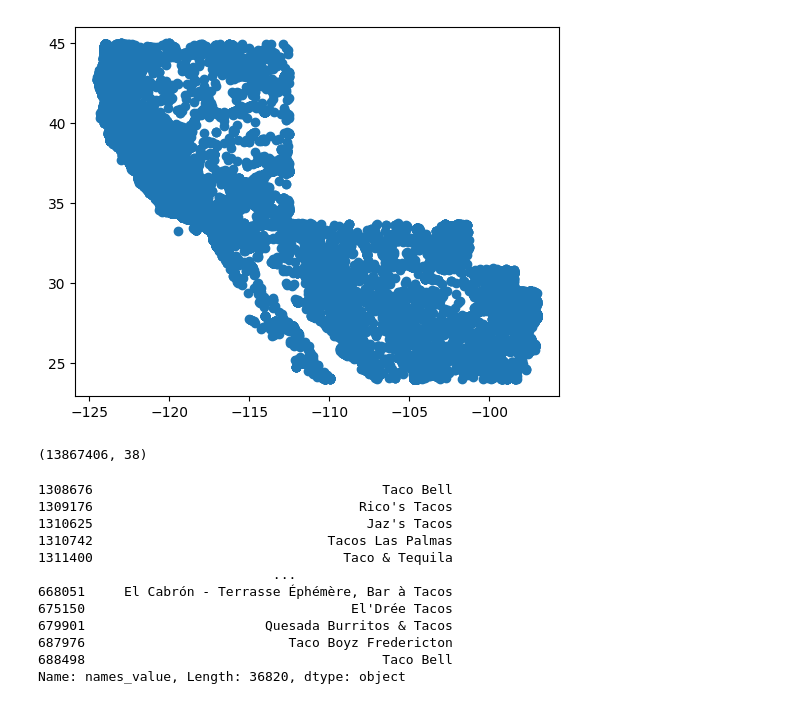
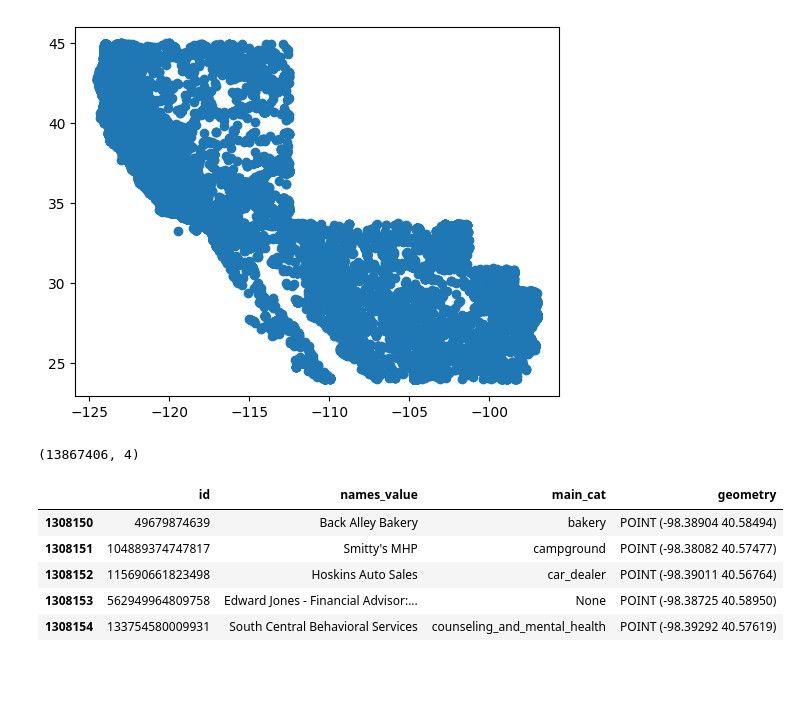
Before and after one commit to easierdata/geohash-cid, a Jupyter notebook: notebooks/data_processing/overturemap_parquet.ipynb, the cells around one changed output. Drawn from its saved outputs; the diff is of its cells as text; code cells hidden in the pictures; blank space fills up the shorter version.

```diff
--- a/notebooks/data_processing/overturemap_parquet.ipynb
+++ b/notebooks/data_processing/overturemap_parquet.ipynb
@@ -24,0 +45,2 @@ gdf = gdf.cx[-125:-66, 24:50]
+# %%
+gdf['main_cat'] = gdf['categories'].apply(lambda x: x['main'])
@@ -44,29 +103,25 @@ for pf in parquet_files:
     gdf = gdf.cx[-125:-66, 24:50]
     # Apply the function to the DataFrame column
     gdf.loc[:,'names_value'] = gdf['names'].apply(lambda x: x['common'][0]['value'])
+    gdf.loc[:,'main_cat'] = gdf['categories'].apply(lambda x: x['main'])
+    gdf = gdf[['id','names_value','main_cat','geometry']]
     res.append(gdf)
 # %%
 us_places = pd.concat(res)
 # %%
 us_places.shape
 # %% [output]
-(13867406, 38)
+(13867406, 4)
 # %%
 us_places.crs = "EPSG:4326"
-# %%
-us_places[us_places.names_value.str.contains('Taco')].names_value
-# %% [output]
-1308676                                     Taco Bell
-1309176                                  Rico's Tacos
-1310625                                   Jaz's Tacos
-1310742                              Tacos Las Palmas
-1311400                                Taco & Tequila
-                              ...
-668051     El Cabrón - Terrasse Éphémère, Bar à Tacos
-675150                                  El'Drée Tacos
-679901                       Quesada Burritos & Tacos
-687976                          Taco Boyz Fredericton
-688498                                      Taco Bell
-Name: names_value, Length: 36820, dtype: object
+# %%
+us_places.head()
+# %% [output]
+|  | id | names_value | main_cat | geometry |
+| 1308150 | 49679874639 | Back Alley Bakery | bakery | POINT (-98.38904 40.58494) |
+| 1308151 | 104889374747817 | Smitty's MHP | campground | POINT (-98.38082 40.57477) |
+| 1308152 | 115690661823498 | Hoskins Auto Sales | car_dealer | POINT (-98.39011 40.56764) |
+| 1308153 | 562949964809758 | Edward Jones - Financial Advisor:... | None | POINT (-98.38725 40.58950) |
+| 1308154 | 133754580009931 | South Central Behavioral Services | counseling_and_mental_health | POINT (-98.39292 40.57619) |
 # %%
 us_places.to_file("../../data/overture/us_places.geojson")
```
Also changed, not shown: parts of 9 cells of this notebook, 4 other files.
